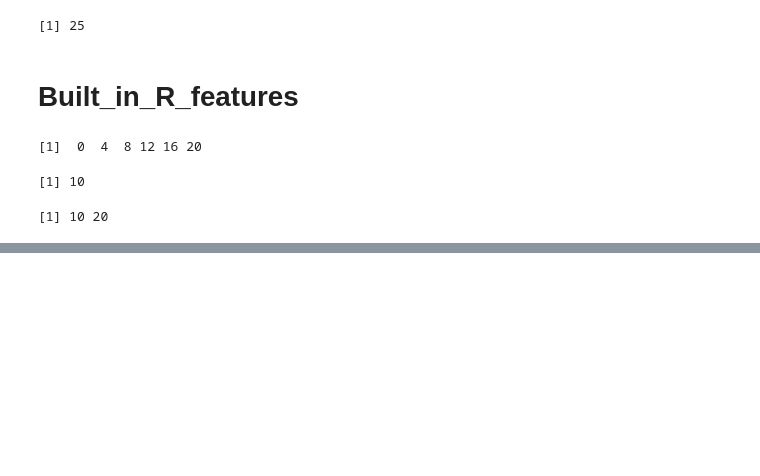
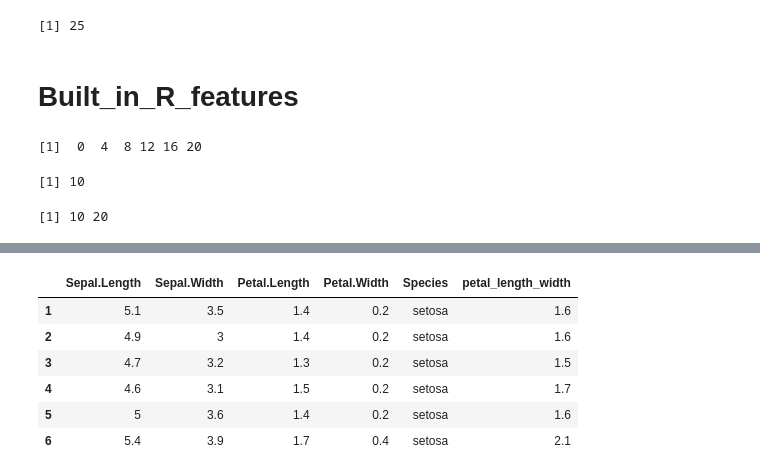
Before and after one commit to swainasish/learn, a Jupyter notebook: R_basic_udemy.ipynb, the cells around one changed output, grey strips where cells are left out. Drawn from its saved outputs; the diff is of its cells as text; code cells hidden in the pictures; blank space fills up the shorter version.

```diff
--- a/R_basic_udemy.ipynb
+++ b/R_basic_udemy.ipynb
@@ -192,0 +268,11 @@ c
+# %%
+#Mutate - creat new column by doing mathmatical operation between two column
+head(dplyr::mutate(iris,petal_length_width=iris$Petal.Length+iris$Petal.Width))
+# %% [output]
+|  | Sepal.Length | Sepal.Width | Petal.Length | Petal.Width | Species | petal_length_width |
+| 1 | 5.1 | 3.5 | 1.4 | 0.2 | setosa | 1.6 |
+| 2 | 4.9 | 3 | 1.4 | 0.2 | setosa | 1.6 |
+| 3 | 4.7 | 3.2 | 1.3 | 0.2 | setosa | 1.5 |
+| 4 | 4.6 | 3.1 | 1.5 | 0.2 | setosa | 1.7 |
+| 5 | 5 | 3.6 | 1.4 | 0.2 | setosa | 1.6 |
+| 6 | 5.4 | 3.9 | 1.7 | 0.4 | setosa | 2.1 |
```
Also changed, not shown: parts of 23 cells of this notebook.
